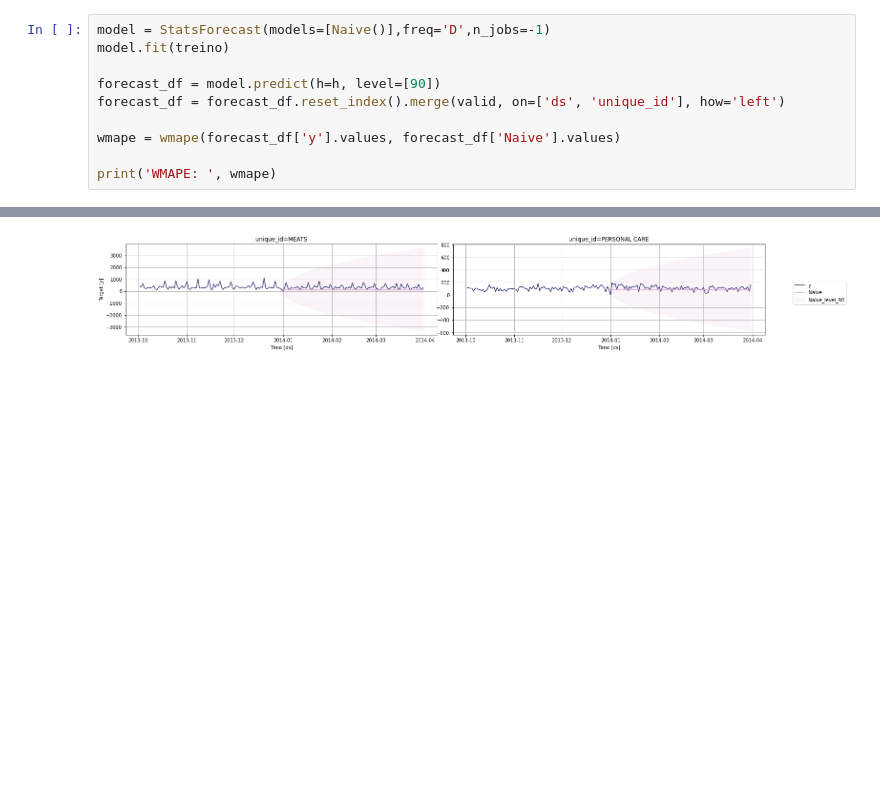
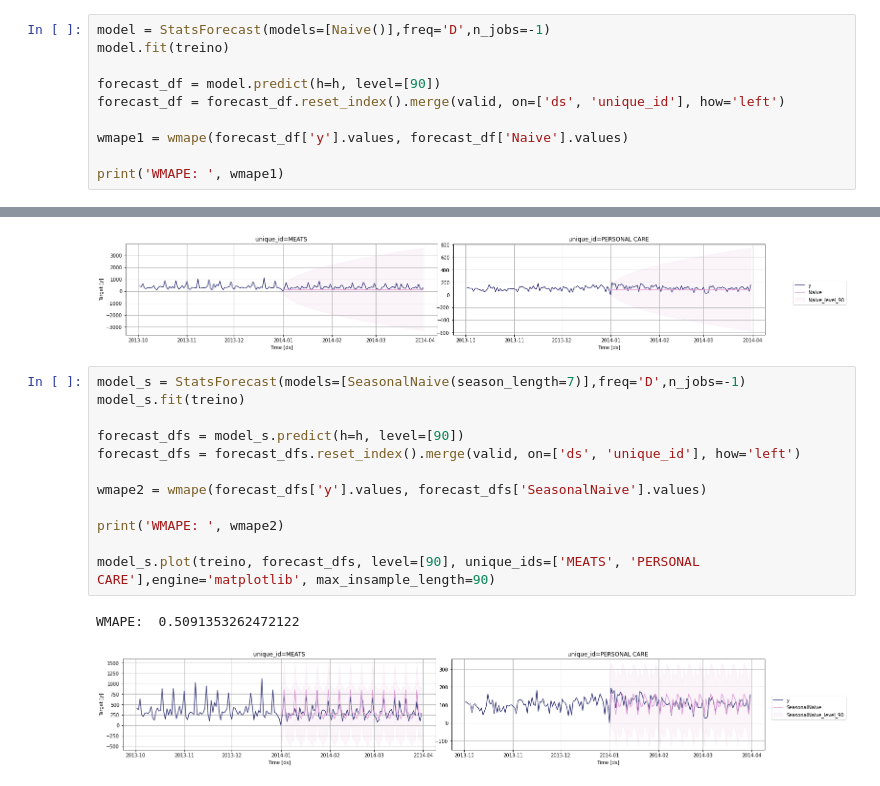
Before and after one commit to mvsampaio98/Data_Science, a Jupyter notebook: Estudos/FIAP/Fase2/17_Realizando_Forecasting.ipynb, the cells around one changed output, grey strips where cells are left out. Drawn from its saved outputs; the diff is of its cells as text; blank space fills up the shorter version.

```diff
--- a/Estudos/FIAP/Fase2/17_Realizando_Forecasting.ipynb
+++ b/Estudos/FIAP/Fase2/17_Realizando_Forecasting.ipynb
@@ -64,12 +64,27 @@ model.fit(treino)
 forecast_df = model.predict(h=h, level=[90])
 forecast_df = forecast_df.reset_index().merge(valid, on=['ds', 'unique_id'], how='left')
 
-wmape = wmape(forecast_df['y'].values, forecast_df['Naive'].values)
+wmape1 = wmape(forecast_df['y'].values, forecast_df['Naive'].values)
 
-print('WMAPE: ', wmape)
+print('WMAPE: ', wmape1)
 # %% [output]
 WMAPE:  0.574998521469236
 # %%
 model.plot(treino, forecast_df, level=[90], unique_ids=['MEATS', 'PERSONAL CARE'],engine='matplotlib', max_insample_length=90)
 # %% [output]
 [figure]
+# %%
+model_s = StatsForecast(models=[SeasonalNaive(season_length=7)],freq='D',n_jobs=-1)
+model_s.fit(treino)
+
+forecast_dfs = model_s.predict(h=h, level=[90])
+forecast_dfs = forecast_dfs.reset_index().merge(valid, on=['ds', 'unique_id'], how='left')
+
+wmape2 = wmape(forecast_dfs['y'].values, forecast_dfs['SeasonalNaive'].values)
+
+print('WMAPE: ', wmape2)
+
+model_s.plot(treino, forecast_dfs, level=[90], unique_ids=['MEATS', 'PERSONAL CARE'],engine='matplotlib', max_insample_length=90)
+# %% [output]
+WMAPE:  0.5091353262472122
+[figure, added]
```
Also changed, not shown: parts of 2 cells of this notebook, 2 other files.
